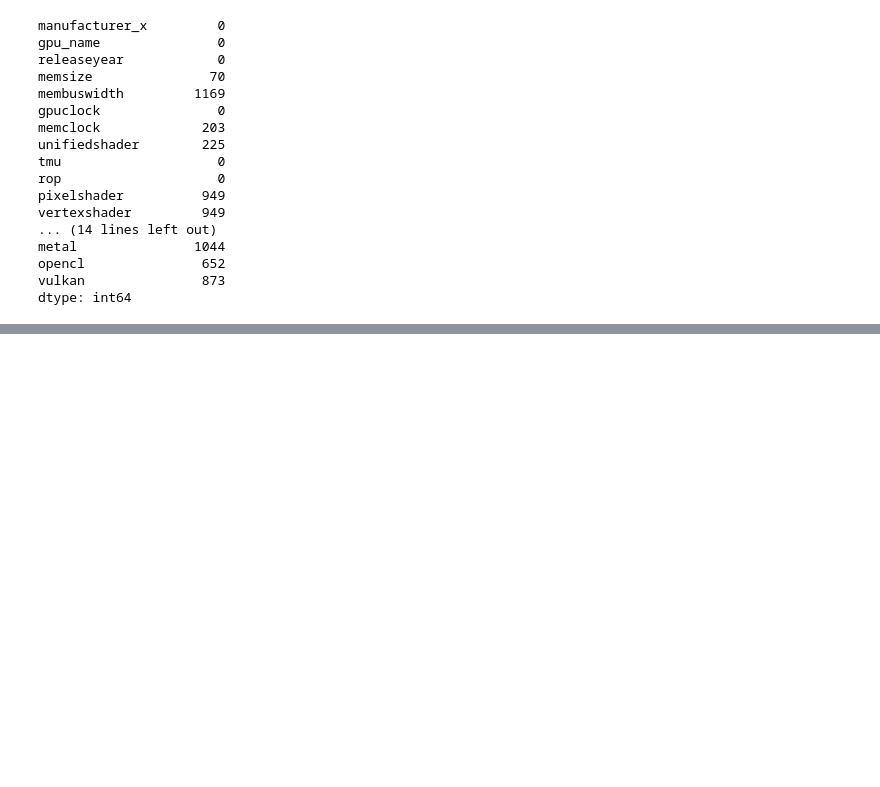
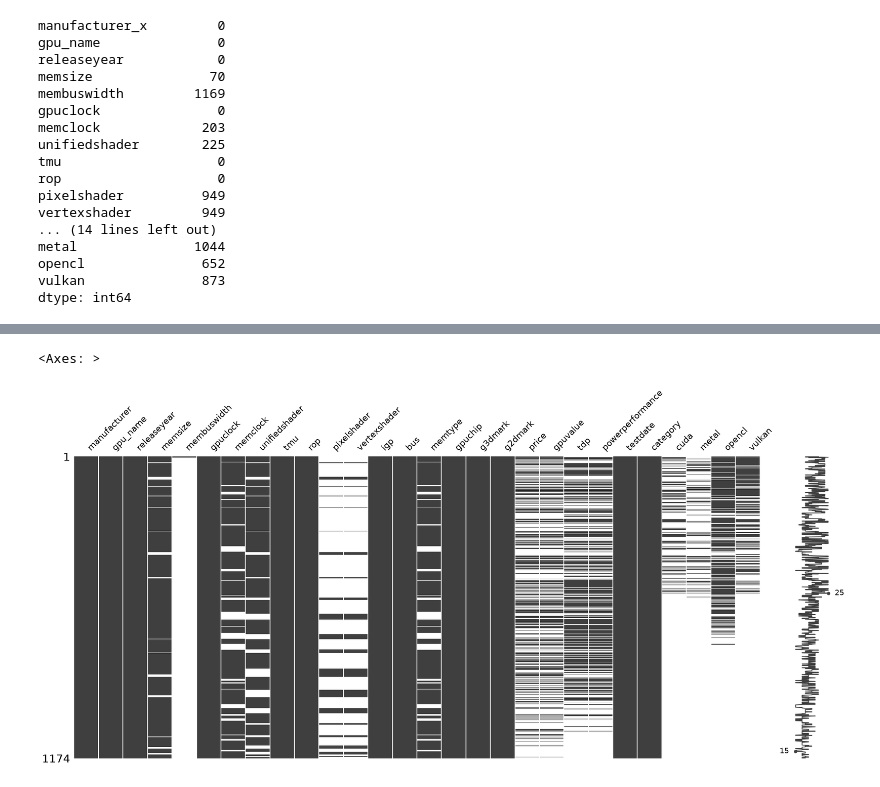
Before and after one commit to n-bhuvan/nvidia-gpu-data-science, a Jupyter notebook: notebook/03_data_cleaning.ipynb, the cells around one changed output, grey strips where cells are left out. Cells and saved outputs as stored; diff of their text form; code cells hidden in the pictures; blank space fills up the shorter version.

Commit message:
created master gpu dataset and started cleaning

```diff
--- a/notebook/03_data_cleaning.ipynb
+++ b/notebook/03_data_cleaning.ipynb
@@ -328,0 +345,10 @@ master_df.to_csv(
+# %%
+master_df.drop(
+    columns=["manufacturer_y"],
+    inplace=True
+)
+
+master_df.rename(
+    columns={"manufacturer_x":"manufacturer"},
+    inplace=True
+)
@@ -328,0 +382,5 @@ master_df.to_csv(
+# %%
+msno.matrix(master_df)
+# %% [output]
+<Axes: >
+[figure, added]
```
Also changed, not shown: parts of 5 cells of this notebook, 2 other files.
